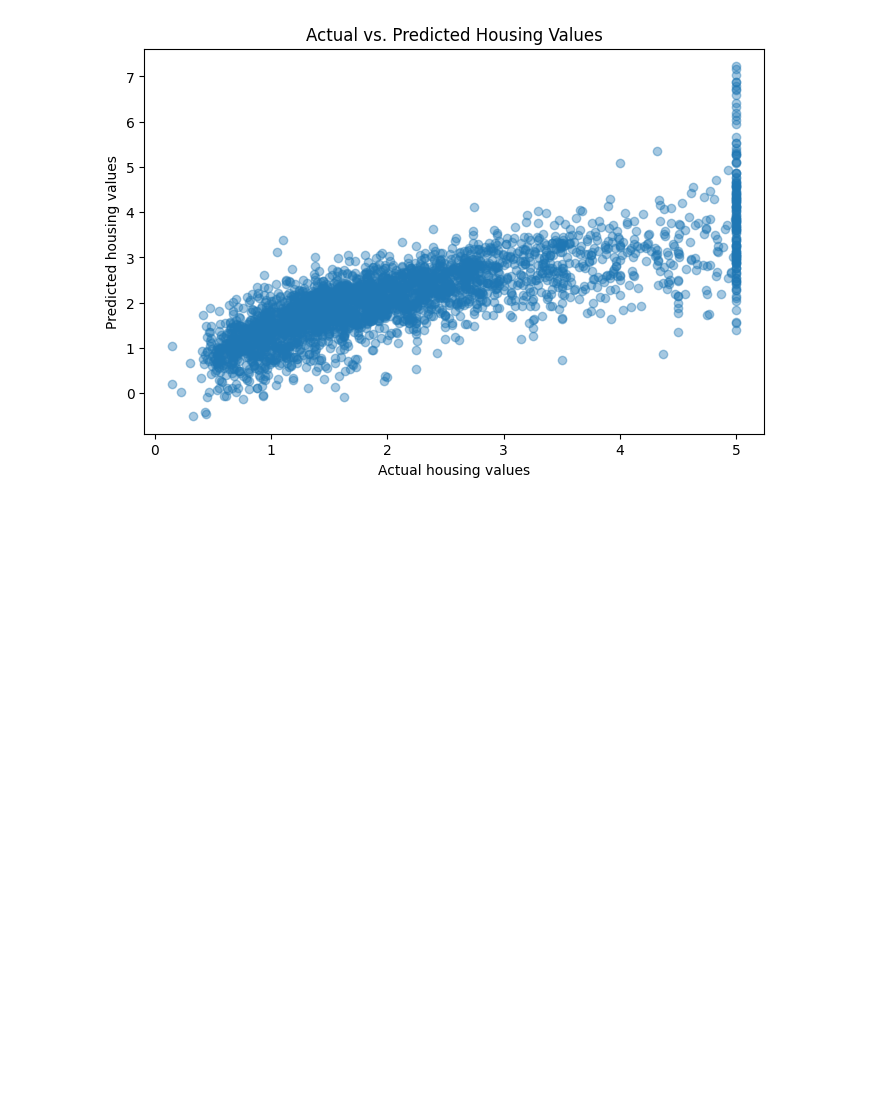
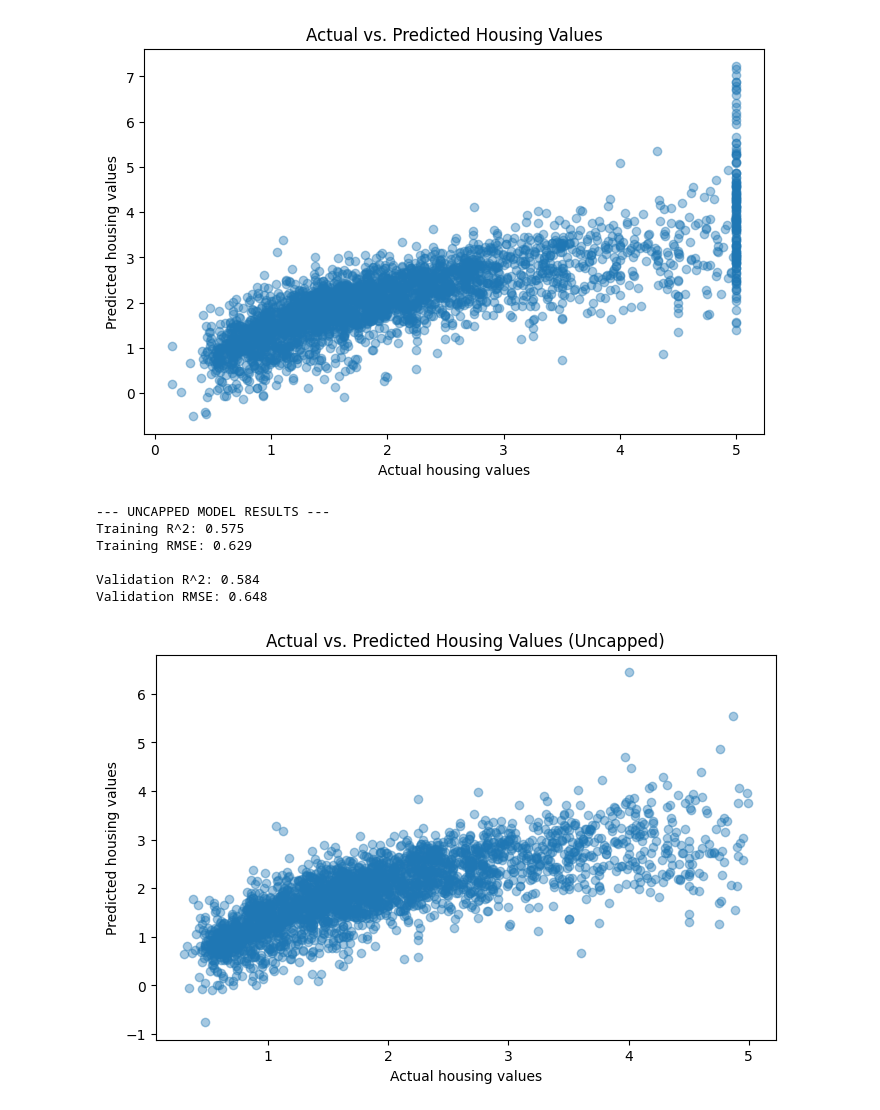
Before and after one commit to Raleese/house-price-predictor, a Jupyter notebook: house_price_analysis.ipynb, the cells around one changed output. Drawn from its saved outputs; the diff is of its cells as text; code cells hidden in the pictures; blank space fills up the shorter version.

Commit message:
Model improvement by removing price cap

```diff
--- a/house_price_analysis.ipynb
+++ b/house_price_analysis.ipynb
@@ -69,0 +78,47 @@ plt.show()
+# %%
+# Filter out housing with medium values of >= 5.0
+df = housing.frame
+df_filtered = df[df['MedHouseVal'] < 5.0]
+
+X_filtered = df_filtered.drop(columns=['MedHouseVal'])
+y_filtered = df_filtered['MedHouseVal']
+
+# Split into train, validation, and test sets
+X_tv, X_test_uncapped, y_tv, y_test_uncapped = train_test_split(
+    X_filtered, y_filtered, test_size=0.15, random_state=42
+)
+
+X_train_u, X_val_u, y_train_u, y_val_u = train_test_split(
+    X_tv, y_tv, test_size=0.15 / 0.85, random_state=42
+)
+
+# Train a new model on the uncapped data
+model_uncapped = LinearRegression()
+model_uncapped.fit(X_train_u, y_train_u)
+
+# Predict & Evaluate
+train_pred_u = model_uncapped.predict(X_train_u)
+valid_pred_u = model_uncapped.predict(X_val_u)
+
+print("--- UNCAPPED MODEL RESULTS ---")
+print(f"Training R^2: {r2_score(y_train_u, train_pred_u):.3f}")
+print(f"Training RMSE: {root_mean_squared_error(y_train_u, train_pred_u):.3f}\n")
+
+print(f"Validation R^2: {r2_score(y_val_u, valid_pred_u):.3f}")
+print(f"Validation RMSE: {root_mean_squared_error(y_val_u, valid_pred_u):.3f}")
+
+# Plot
+plt.figure(figsize=(8, 5))
+plt.scatter(y_val_u, valid_pred_u, alpha=0.4)
+plt.xlabel("Actual housing values")
+plt.ylabel("Predicted housing values")
+plt.title("Actual vs. Predicted Housing Values (Uncapped)")
+plt.show()
+# %% [output]
+--- UNCAPPED MODEL RESULTS ---
+Training R^2: 0.575
+Training RMSE: 0.629
+
+Validation R^2: 0.584
+Validation RMSE: 0.648
+[figure, added]
```
Also changed, not shown: parts of 3 cells of this notebook.
